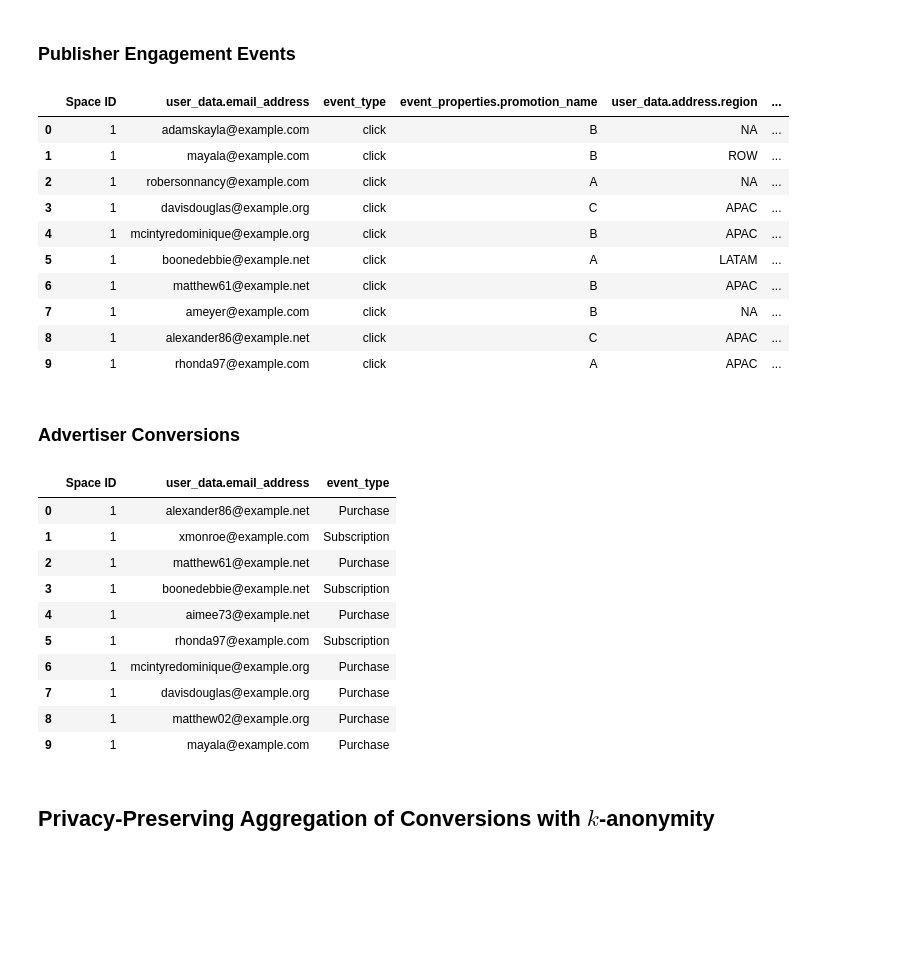
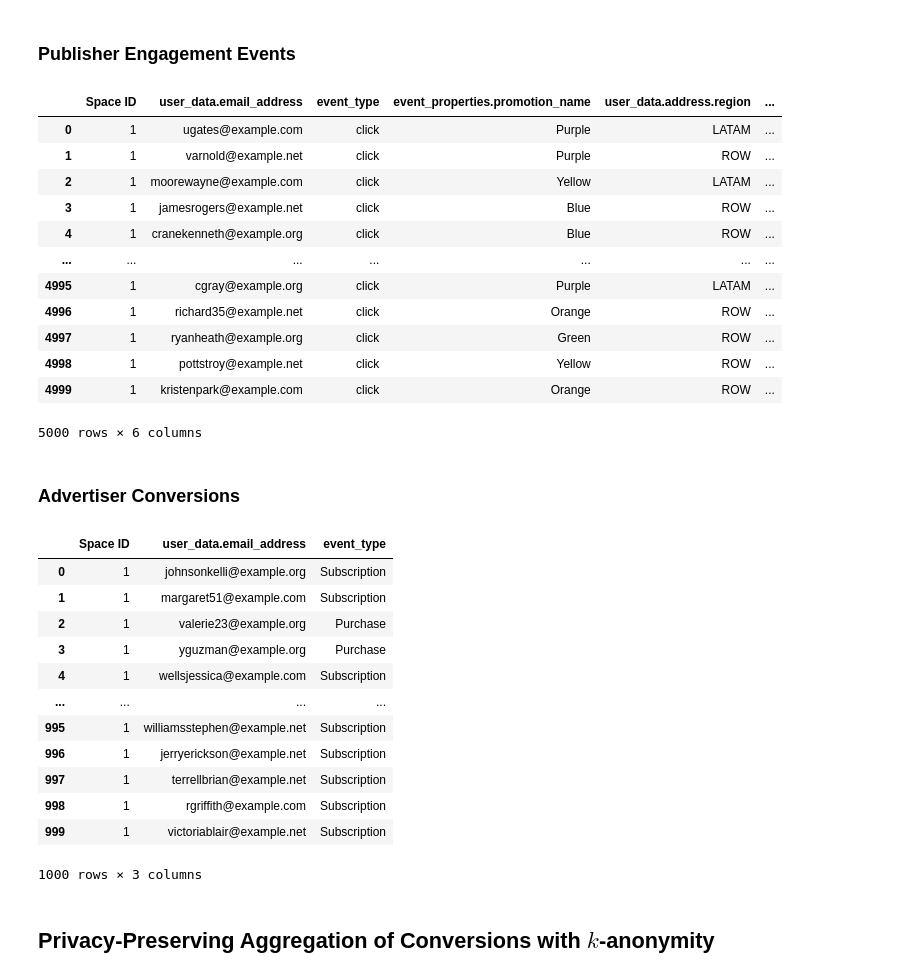
Before and after one commit to IABTechLab/privacy-lab, a Jupyter notebook: notebook/workflows.ipynb, the cells around one changed output. Cells and saved outputs as stored; diff of their text form; code cells hidden in the pictures; blank space fills up the shorter version.

```diff
--- a/notebook/workflows.ipynb
+++ b/notebook/workflows.ipynb
@@ -16,7 +16,7 @@ A common space of keys (emails) is generated below and used for generating simul
 random.seed(123)
 faker.Faker.seed(123)
 fake = faker.Faker()
-emails = [fake.email() for _ in range(15)]
+emails = [fake.email() for _ in tqdm(range(10000))]
 # %% [markdown]
 The function below is used to display data as a table.
 # %%
@@ -28,49 +28,51 @@ def table(data, columns):
 # %% [markdown]
 ### Publisher Engagement Events
 # %%
-es = random.sample(emails, 10)
-campaigns = ['A', 'B', 'C']
+es = random.sample(emails, 10000)
+campaigns = ['Red', 'Orange', 'Yellow', "Green", "Blue", "Purple"]
 regions = ['NA', 'LATAM', 'EMEA', 'APAC', 'ROW']
 
 events = [
     [
         random.randint(1, 1),        # Space ID
         es[i],                       # user_data.email_address
         'click',                     # event_type
         random.choice(campaigns),    # event_properties.promotion_name
         random.choice(regions),      # user_data.address.region
         random.choice([False, True]) # user_data.opt_out
     ]
-    for i in range(10)
+    for i in tqdm(range(5000))
 ]
 
 table(
     events,
     [
         "Space ID",
         "user_data.email_address",
         "event_type",
         "event_properties.promotion_name",
         "user_data.address.region",
         "user_data.opt_out"
     ]
 )
 # %% [output]
 |  | Space ID | user_data.email_address | event_type | event_properties.promotion_name | user_data.address.region | ... |
-| 0 | 1 | adamskayla@example.com | click | B | NA | ... |
-| 1 | 1 | mayala@example.com | click | B | ROW | ... |
-| 2 | 1 | robersonnancy@example.com | click | A | NA | ... |
-| 3 | 1 | davisdouglas@example.org | click | C | APAC | ... |
-| 4 | 1 | mcintyredominique@example.org | click | B | APAC | ... |
-| 5 | 1 | boonedebbie@example.net | click | A | LATAM | ... |
-| 6 | 1 | matthew61@example.net | click | B | APAC | ... |
-| 7 | 1 | ameyer@example.com | click | B | NA | ... |
-| 8 | 1 | alexander86@example.net | click | C | APAC | ... |
-| 9 | 1 | rhonda97@example.com | click | A | APAC | ... |
+| 0 | 1 | ugates@example.com | click | Purple | LATAM | ... |
+| 1 | 1 | varnold@example.net | click | Purple | ROW | ... |
+| 2 | 1 | moorewayne@example.com | click | Yellow | LATAM | ... |
+| 3 | 1 | jamesrogers@example.net | click | Blue | ROW | ... |
+| 4 | 1 | cranekenneth@example.org | click | Blue | ROW | ... |
+| ... | ... | ... | ... | ... | ... | ... |
+| 4995 | 1 | cgray@example.org | click | Purple | LATAM | ... |
+| 4996 | 1 | richard35@example.net | click | Orange | ROW | ... |
+| 4997 | 1 | ryanheath@example.org | click | Green | ROW | ... |
+| 4998 | 1 | pottstroy@example.net | click | Yellow | ROW | ... |
+| 4999 | 1 | kristenpark@example.com | click | Orange | ROW | ... |
+5000 rows × 6 columns
 # %% [markdown]
 ### Advertiser Conversions
 # %%
-es = random.sample(emails, 10)
+es = random.sample(emails, 1000)
 names = ['Purchase', 'Subscription']
 
 conversions = [
@@ -79,22 +81,24 @@ conversions = [
         es[i],                # user_data.email_address
         random.choice(names)  # event_type
     ]
-    for i in range(10)
+    for i in range(len(es))
 ]
 
 table(conversions, ["Space ID", "user_data.email_address", "event_type"])
 # %% [output]
 |  | Space ID | user_data.email_address | event_type |
-| 0 | 1 | alexander86@example.net | Purchase |
-| 1 | 1 | xmonroe@example.com | Subscription |
-| 2 | 1 | matthew61@example.net | Purchase |
-| 3 | 1 | boonedebbie@example.net | Subscription |
-| 4 | 1 | aimee73@example.net | Purchase |
-| 5 | 1 | rhonda97@example.com | Subscription |
-| 6 | 1 | mcintyredominique@example.org | Purchase |
-| 7 | 1 | davisdouglas@example.org | Purchase |
-| 8 | 1 | matthew02@example.org | Purchase |
-| 9 | 1 | mayala@example.com | Purchase |
+| 0 | 1 | johnsonkelli@example.org | Subscription |
+| 1 | 1 | margaret51@example.com | Subscription |
+| 2 | 1 | valerie23@example.org | Purchase |
+| 3 | 1 | yguzman@example.org | Purchase |
+| 4 | 1 | wellsjessica@example.com | Subscription |
+| ... | ... | ... | ... |
+| 995 | 1 | williamsstephen@example.net | Subscription |
+| 996 | 1 | jerryerickson@example.net | Subscription |
+| 997 | 1 | terrellbrian@example.net | Subscription |
+| 998 | 1 | rgriffith@example.com | Subscription |
+| 999 | 1 | victoriablair@example.net | Subscription |
+1000 rows × 3 columns
 # %% [markdown]
 ## Privacy-Preserving Aggregation of Conversions with $k$-anonymity
 # %% [markdown]
```
Also changed, not shown: parts of 20 cells of this notebook, 1 other file.
